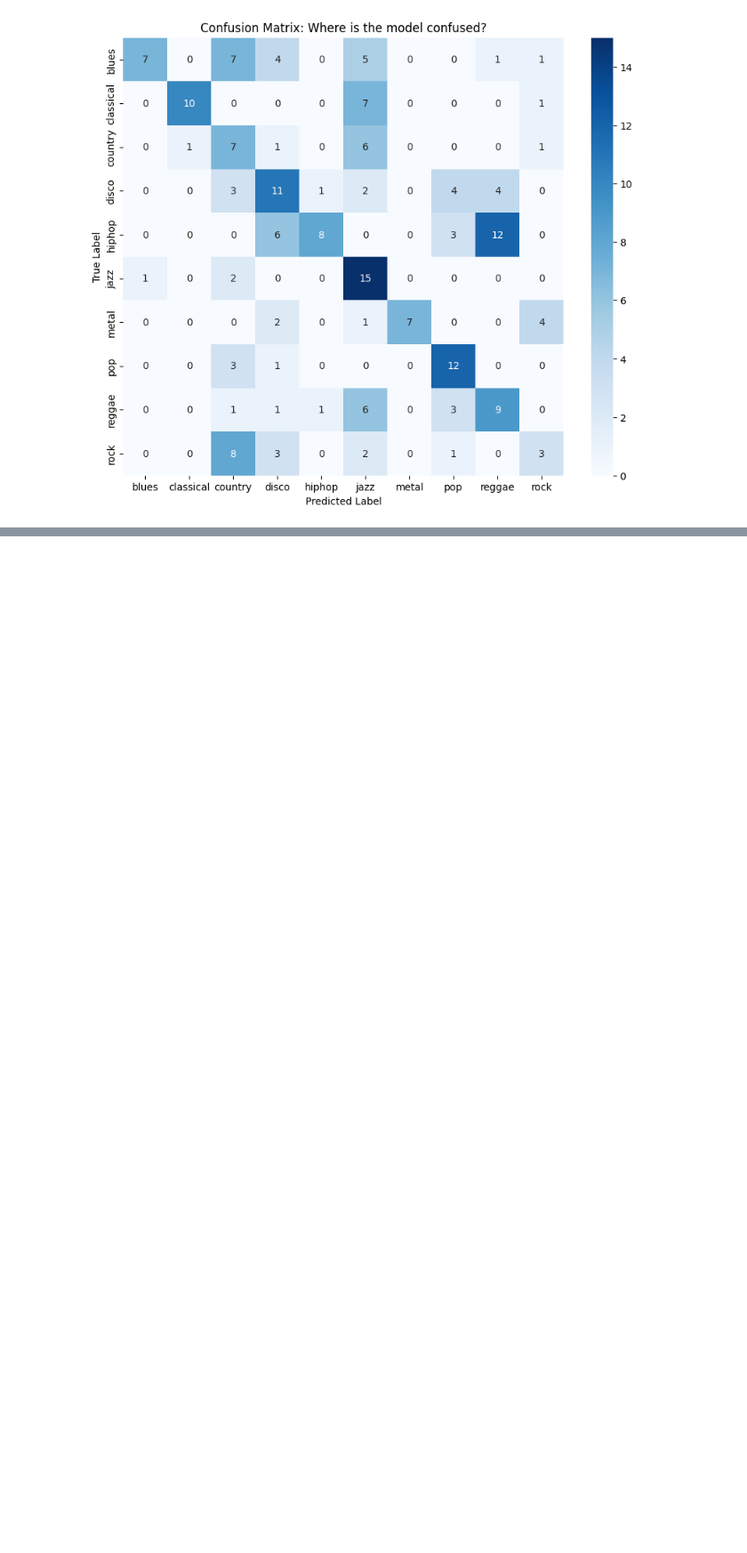
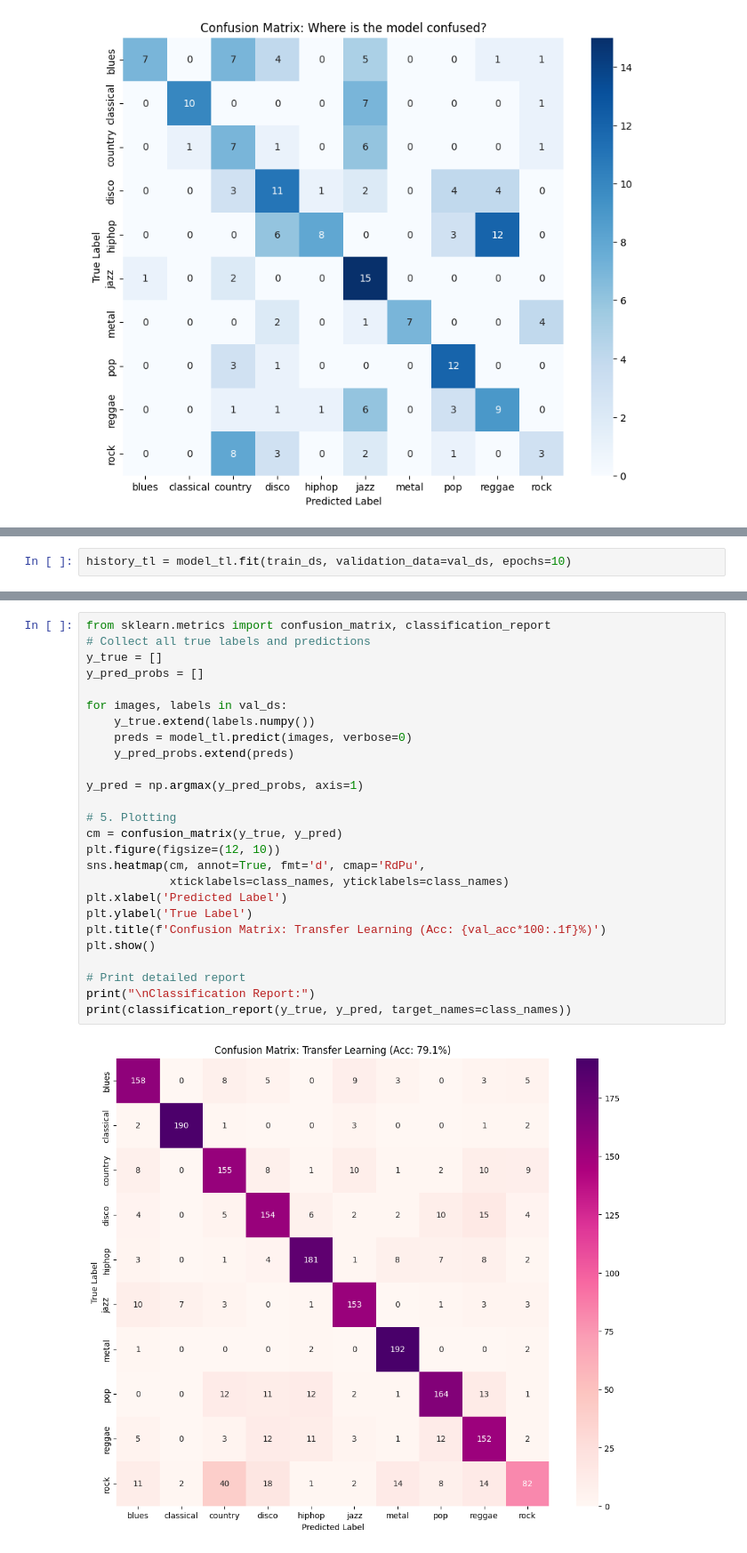
Before and after one commit to Orth33/music-genre-classification, a Jupyter notebook: Music_Genre_Classification.ipynb, the cells around one changed output, grey strips where cells are left out. Shown at 89% size. Saved outputs shown, nothing was run; the diff lists cells and outputs as text; blank space fills up the shorter version.

```diff
--- a/Music_Genre_Classification.ipynb
+++ b/Music_Genre_Classification.ipynb
@@ -701,0 +703,2 @@ plt.show()
+# %%
+history_tl = model_tl.fit(train_ds, validation_data=val_ds, epochs=10)
@@ -701,0 +736,28 @@ plt.show()
+# %%
+from sklearn.metrics import confusion_matrix, classification_report
+# Collect all true labels and predictions
+y_true = []
+y_pred_probs = []
+
+for images, labels in val_ds:
+    y_true.extend(labels.numpy())
+    preds = model_tl.predict(images, verbose=0)
+    y_pred_probs.extend(preds)
+
+y_pred = np.argmax(y_pred_probs, axis=1)
+
+# 5. Plotting
+cm = confusion_matrix(y_true, y_pred)
+plt.figure(figsize=(12, 10))
+sns.heatmap(cm, annot=True, fmt='d', cmap='RdPu',
+            xticklabels=class_names, yticklabels=class_names)
+plt.xlabel('Predicted Label')
+plt.ylabel('True Label')
+plt.title(f'Confusion Matrix: Transfer Learning (Acc: {val_acc*100:.1f}%)')
+plt.show()
+
+# Print detailed report
+print("\nClassification Report:")
+print(classification_report(y_true, y_pred, target_names=class_names))
+# %% [output]
+[figure, added]
```
Also changed, not shown: parts of 42 cells of this notebook.
